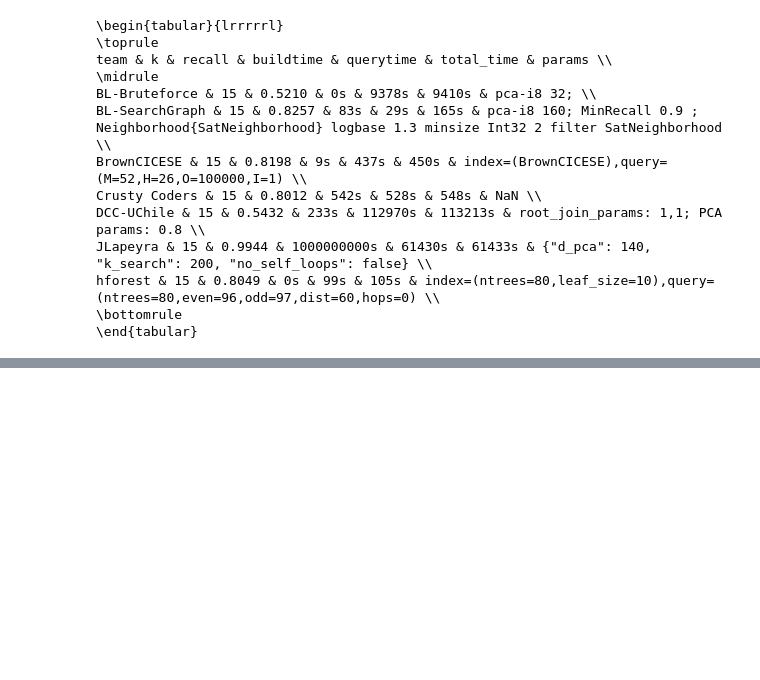
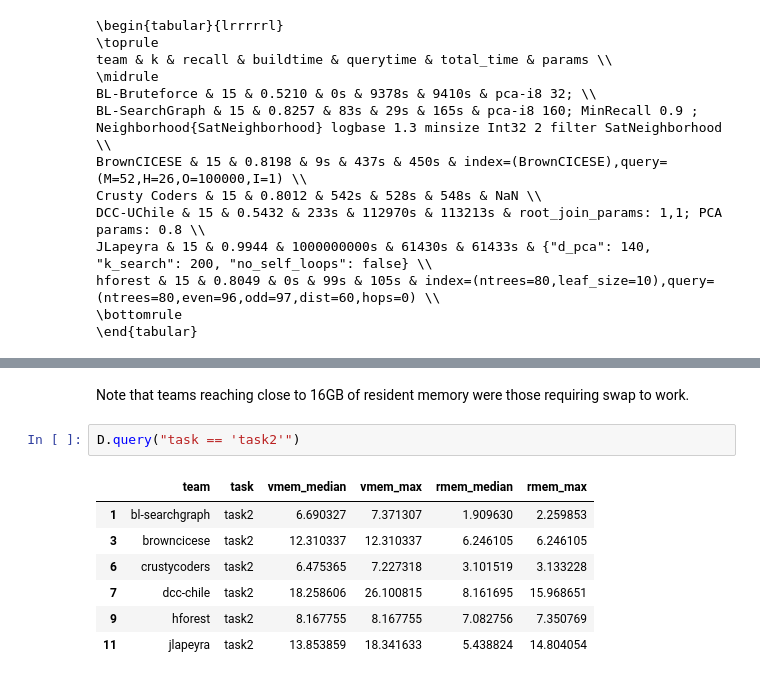
Before and after one commit to sisap-challenges/challenge2025, a Jupyter notebook: results.ipynb, the cells around one changed output, grey strips where cells are left out. Cells and saved outputs as stored; diff of their text form; blank space fills up the shorter version.

```diff
--- a/results.ipynb
+++ b/results.ipynb
@@ -229,0 +248,12 @@ hforest & 15 & 0.8049 & 0s & 99s & 105s & index=(ntrees=80,leaf_size=10),query=(
+# %% [markdown]
+Note that teams reaching close to 16GB of resident memory were those requiring swap to work.
+# %%
+D.query("task == 'task2'")
+# %% [output]
+|  | team | task | vmem_median | vmem_max | rmem_median | rmem_max |
+| 1 | bl-searchgraph | task2 | 6.690327 | 7.371307 | 1.909630 | 2.259853 |
+| 3 | browncicese | task2 | 12.310337 | 12.310337 | 6.246105 | 6.246105 |
+| 6 | crustycoders | task2 | 6.475365 | 7.227318 | 3.101519 | 3.133228 |
+| 7 | dcc-chile | task2 | 18.258606 | 26.100815 | 8.161695 | 15.968651 |
+| 9 | hforest | task2 | 8.167755 | 8.167755 | 7.082756 | 7.350769 |
+| 11 | jlapeyra | task2 | 13.853859 | 18.341633 | 5.438824 | 14.804054 |
```
Also changed, not shown: parts of 3 cells of this notebook.
